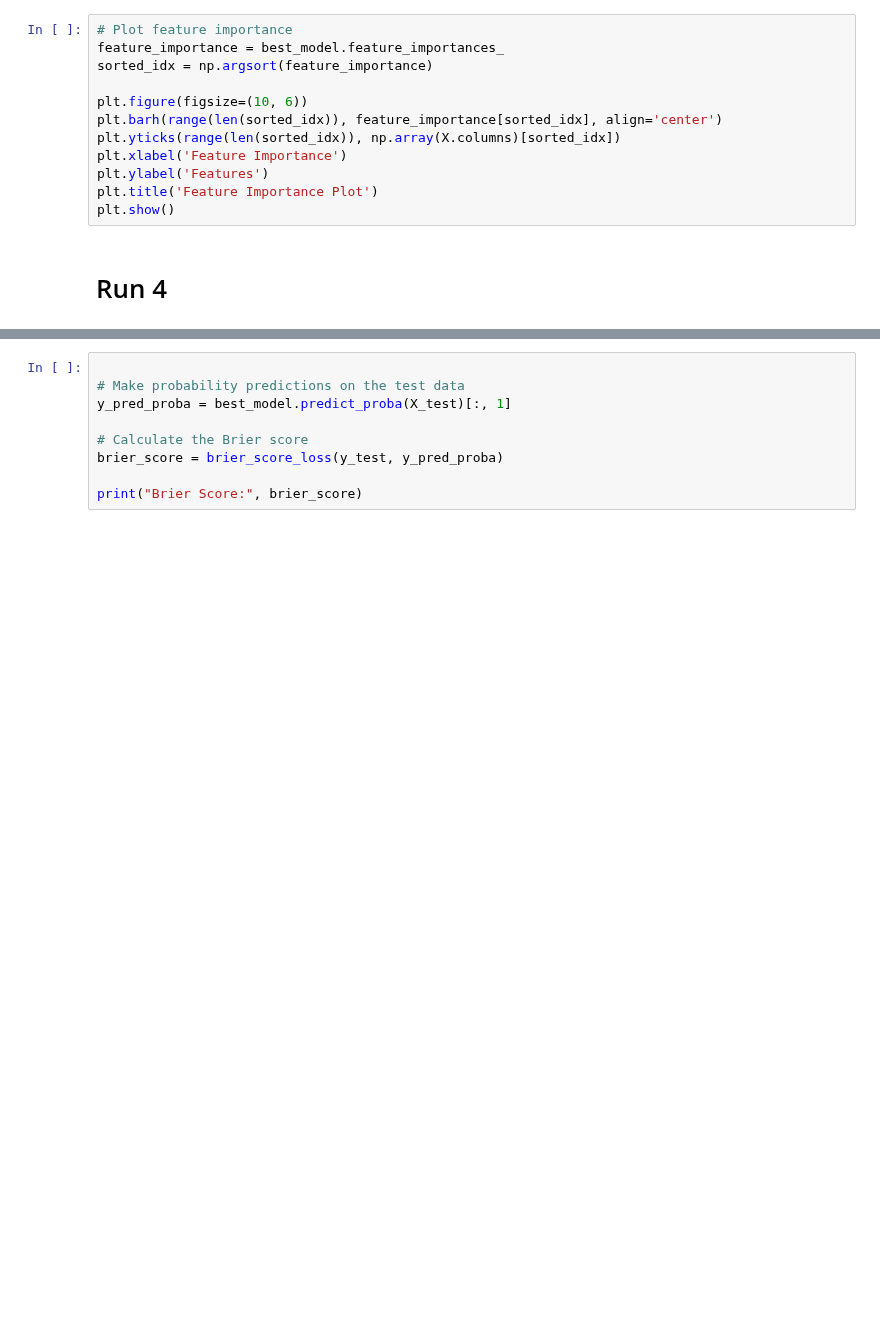
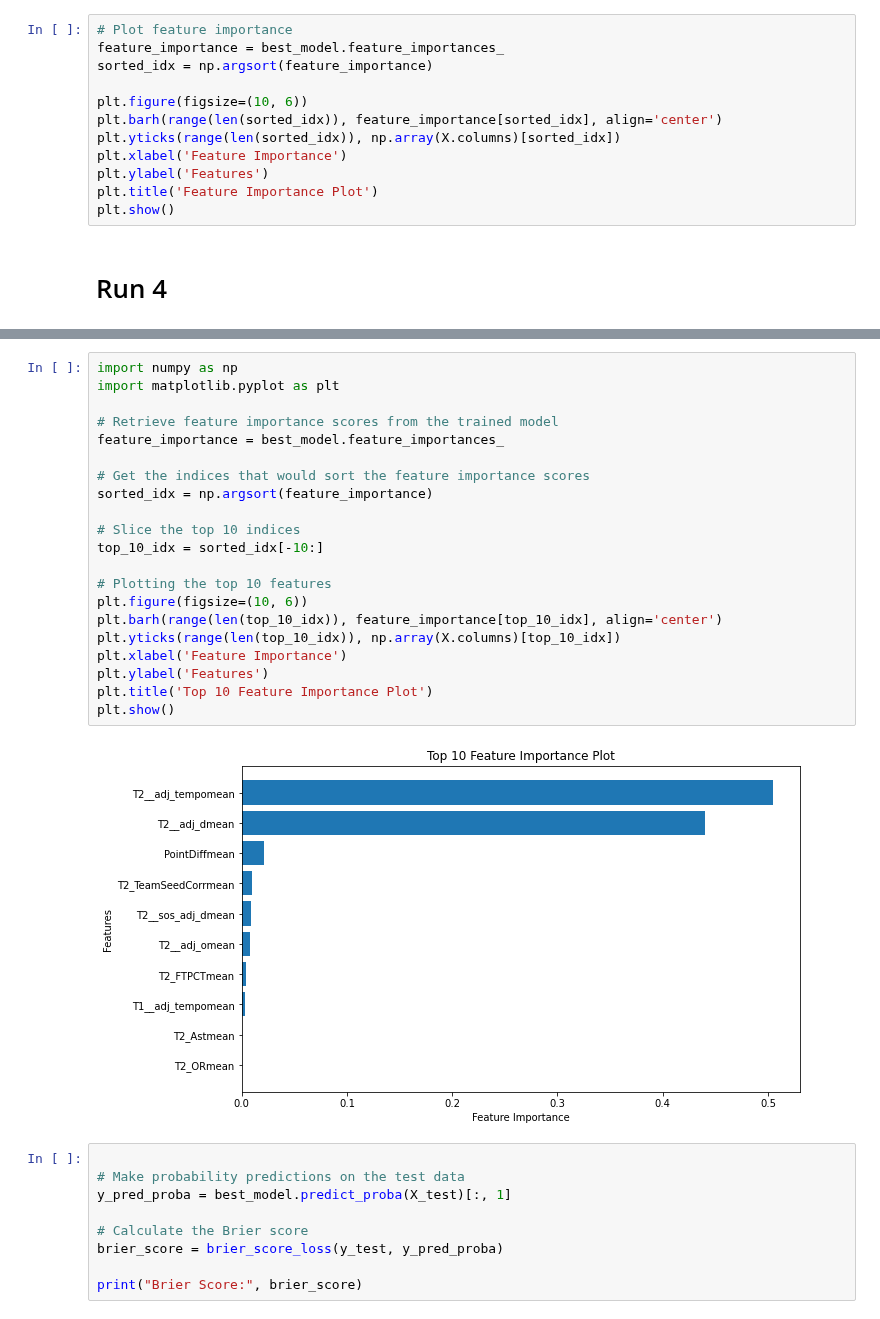
Before and after one commit to joshmccoy2/NCAA_March_Madness, a Jupyter notebook: kenPom.yes.ipynb, the cells around one changed output, grey strips where cells are left out. Saved outputs shown, nothing was run; the diff lists cells and outputs as text; blank space fills up the shorter version.

```diff
--- a/kenPom.yes.ipynb
+++ b/kenPom.yes.ipynb
@@ -1028,3 +1032,26 @@ print("Improved Accuracy:", accuracy)
+# %%
+import numpy as np
+import matplotlib.pyplot as plt
+
+# Retrieve feature importance scores from the trained model
+feature_importance = best_model.feature_importances_
+
+# Get the indices that would sort the feature importance scores
+sorted_idx = np.argsort(feature_importance)
+
+# Slice the top 10 indices
+top_10_idx = sorted_idx[-10:]
+
+# Plotting the top 10 features
+plt.figure(figsize=(10, 6))
+plt.barh(range(len(top_10_idx)), feature_importance[top_10_idx], align='center')
+plt.yticks(range(len(top_10_idx)), np.array(X.columns)[top_10_idx])
+plt.xlabel('Feature Importance')
+plt.ylabel('Features')
+plt.title('Top 10 Feature Importance Plot')
+plt.show()
+# %% [output]
+[figure, added]
 # %%
 
 # Make probability predictions on the test data
```
Also changed, not shown: parts of 2 cells of this notebook, 1 other file.
